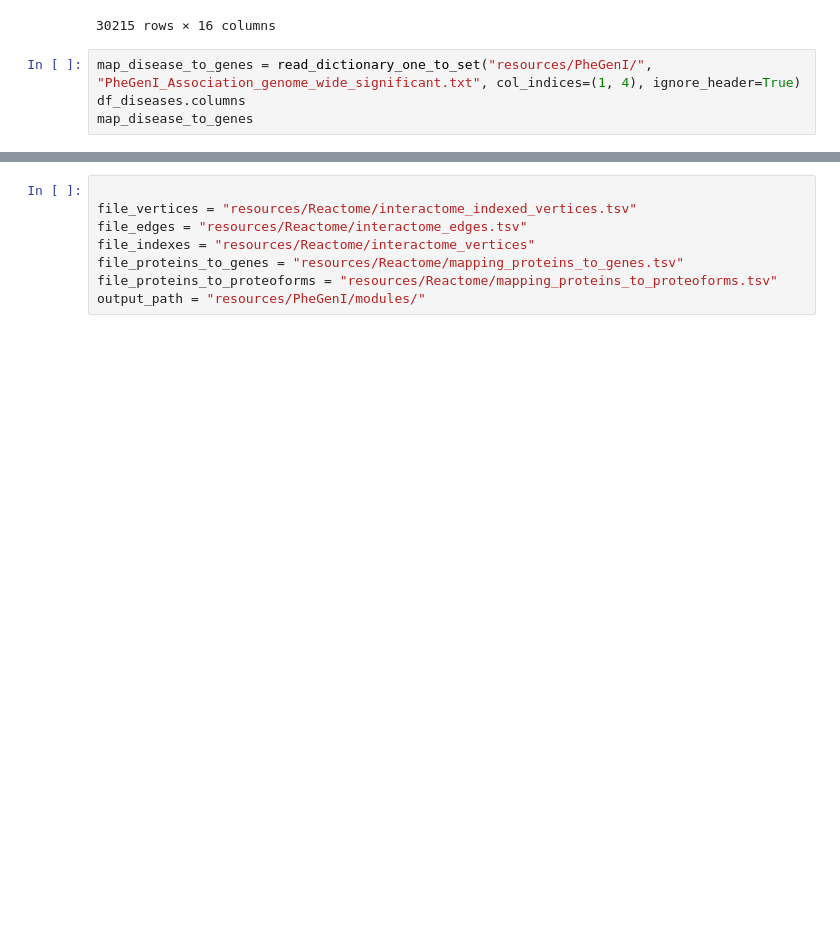
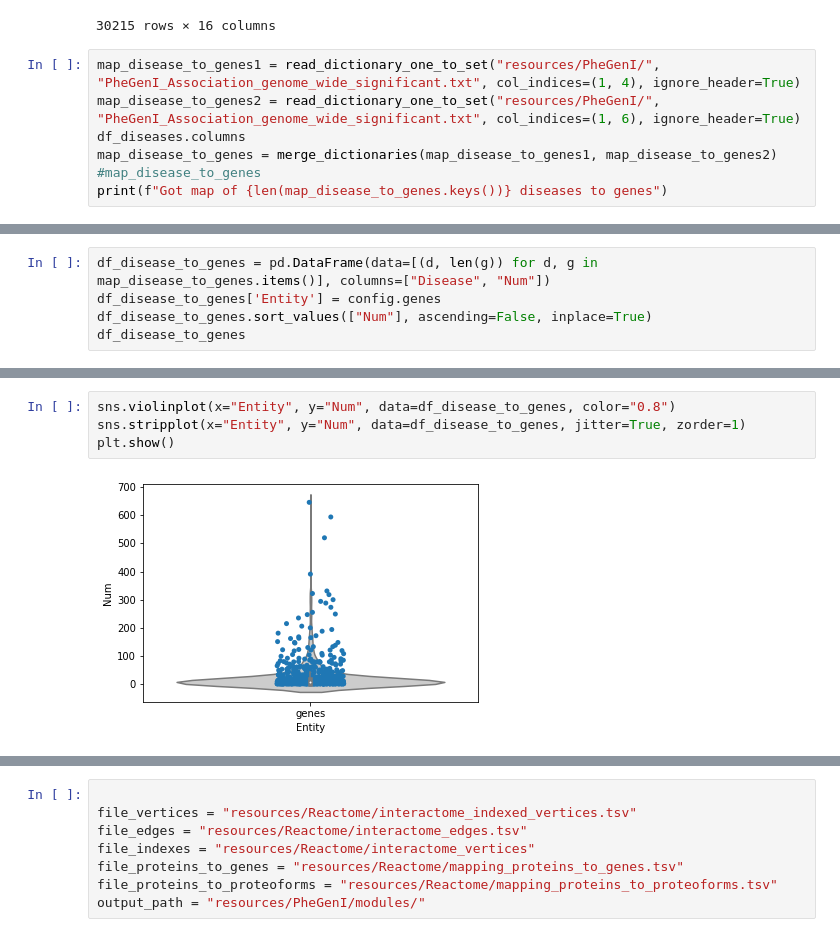
Before and after one commit to PathwayAnalysisPlatform/ProteoformNetworks, a Jupyter notebook: src/Python/analysis_2_disease_modules.ipynb, the cells around one changed output, grey strips where cells are left out. Cells and saved outputs as stored; diff of their text form; blank space fills up the shorter version.

```diff
--- a/src/Python/analysis_2_disease_modules.ipynb
+++ b/src/Python/analysis_2_disease_modules.ipynb
@@ -128,7 +104,10 @@ df_diseases
 | 30214 | 136526 | ziprasidone | 1405687 | intergenic | LINC01216 | 100874275 | PPP3CA | 5530 | 4 | 101010668 | ... |
 30215 rows × 16 columns
 # %%
-map_disease_to_genes = read_dictionary_one_to_set("resources/PheGenI/", "PheGenI_Association_genome_wide_significant.txt", col_indices=(1, 4), ignore_header=True)
+map_disease_to_genes1 = read_dictionary_one_to_set("resources/PheGenI/", "PheGenI_Association_genome_wide_significant.txt", col_indices=(1, 4), ignore_header=True)
+map_disease_to_genes2 = read_dictionary_one_to_set("resources/PheGenI/", "PheGenI_Association_genome_wide_significant.txt", col_indices=(1, 6), ignore_header=True)
 df_diseases.columns
-map_disease_to_genes
+map_disease_to_genes = merge_dictionaries(map_disease_to_genes1, map_disease_to_genes2)
+#map_disease_to_genes
+print(f"Got map of {len(map_disease_to_genes.keys())} diseases to genes")
 # %% [output]
@@ -153,0 +115,5 @@ map_genes_to_proteins = read_dictionary_one_to_set(config.GRAPHS_PATH, "mapping_
+# %%
+df_disease_to_genes = pd.DataFrame(data=[(d, len(g)) for d, g in map_disease_to_genes.items()], columns=["Disease", "Num"])
+df_disease_to_genes['Entity'] = config.genes
+df_disease_to_genes.sort_values(["Num"], ascending=False, inplace=True)
+df_disease_to_genes
@@ -153,0 +134,6 @@ map_genes_to_proteins = read_dictionary_one_to_set(config.GRAPHS_PATH, "mapping_
+# %%
+sns.violinplot(x="Entity", y="Num", data=df_disease_to_genes, color="0.8")
+sns.stripplot(x="Entity", y="Num", data=df_disease_to_genes, jitter=True, zorder=1)
+plt.show()
+# %% [output]
+[figure, added]
```
Also changed, not shown: parts of 21 cells of this notebook, 3 other files.
